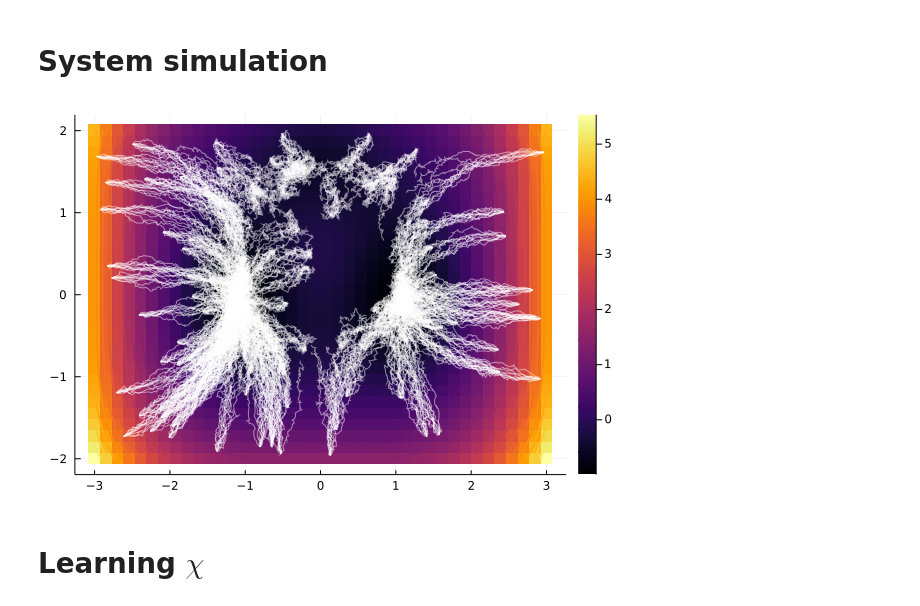
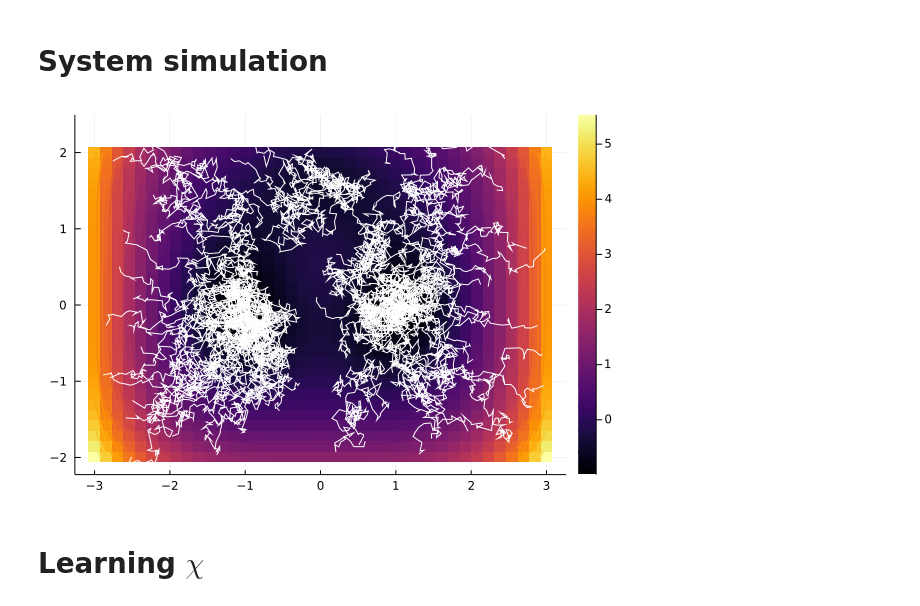
Before and after one commit to axsk/augmented-jump-chain, a Jupyter notebook: isokann triplewell.ipynb, the cells around one changed output. Saved outputs shown, nothing was run; the diff lists cells and outputs as text; code cells hidden in the pictures.

```diff
--- a/isokann triplewell.ipynb
+++ b/isokann triplewell.ipynb
@@ -8,14 +9,16 @@ Plots.gr(fmt=:png)
 # %% [output]
 Plots.GRBackend()
 # %%
+sigma = 0.5
+@show beta = 2 /  sigma^2
 
-process = NN.Triplewell(100)
+process = NN.Triplewell(beta)
 
 
 @show sigma = sqrt(2/process.beta)
 potential = process.potential
 
-samples = 100
+samples = 1000
 branches = 10
 steps = 100
 dt=.01
@@ -25,30 +45,30 @@ sigma = sqrt(2 / process.beta) = 0.1414213562373095
 # %% [markdown]
 # System simulation
 # %%
-function eulermarujamatrajectories(x0, potential, sigma, dt, steps; branches=1)
+function eulermarujamatrajectories(x0::Matrix, potential::Function, sigma::Real, dt::Real, steps::Integer; branches::Integer=1)
     dim, samples = size(x0)
     xts = similar(x0, dim, steps+1, branches, samples)
     for s in 1:samples
         for b in 1:branches
             x = x0[:, s]
             xts[:, 1, b, s] = x
             for t in 2:steps+1
                 g = Zygote.gradient(potential, x)[1]
                 x .+= -g * dt .+ sigma * randn(dim) * sqrt(dt)
                 xts[:, t, b, s] = x
             end
         end
     end
     xts = reshape(xts, dim, steps+1, branches*samples)
 end
 
 x0 = NN.sample(process, samples)
 xt = eulermarujamatrajectories(x0, potential, sigma, dt, steps, branches=branches)
 
 NN.plot(process.potential, process.box)
-plot!(xt[1, :, :], xt[2, :, :], color="white", legend=false, alpha=0.5, fmt=:png)
+plot!(xt[1, :, 1:100:end], xt[2, :, 1:100:end], color="white", legend=false, alpha=1)
 # %% [output]
-[figure, old version]
+[figure, new version]
 # %% [markdown]
 # Learning $\chi$
 # %%
```
Also changed, not shown: parts of 5 cells of this notebook, 1 other file.
